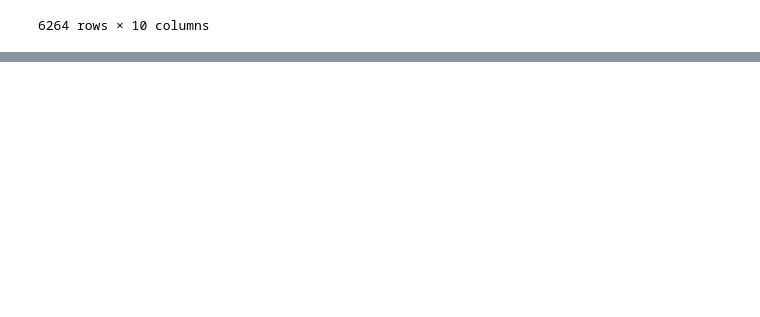
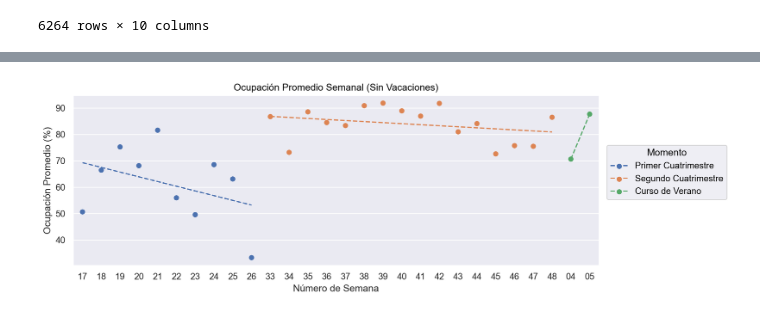
Before and after one commit to leonelifernandez12/labo_datos, a Jupyter notebook: tp1.ipynb, the cells around one changed output, grey strips where cells are left out. Drawn from its saved outputs; the diff is of its cells as text; code cells hidden in the pictures; blank space fills up the shorter version.

```diff
--- a/tp1.ipynb
+++ b/tp1.ipynb
@@ -715,0 +815,20 @@ datos_eda_agrupados
+# %%
+(
+  so.Plot(
+        data=df_media_semanal[df_media_semanal["instancia"].isin(["Vacaciones de Invierno", "Vacaciones de Verano"]) == False],
+        x="semana",
+        y="ocupacion_promedio",
+        color="instancia"
+    )
+    .add(so.Dot())
+    .add(so.Line(linestyle="--"), so.PolyFit(1))
+    .layout(size=(10, 4))
+    .label(
+        title="Ocupación Promedio Semanal (Sin Vacaciones)",
+        color="Momento",
+        x="Número de Semana",
+        y="Ocupación Promedio (%)"
+    )
+)
+# %% [output]
+[figure, added]
```
Also changed, not shown: parts of 14 cells of this notebook, 1 other file.
